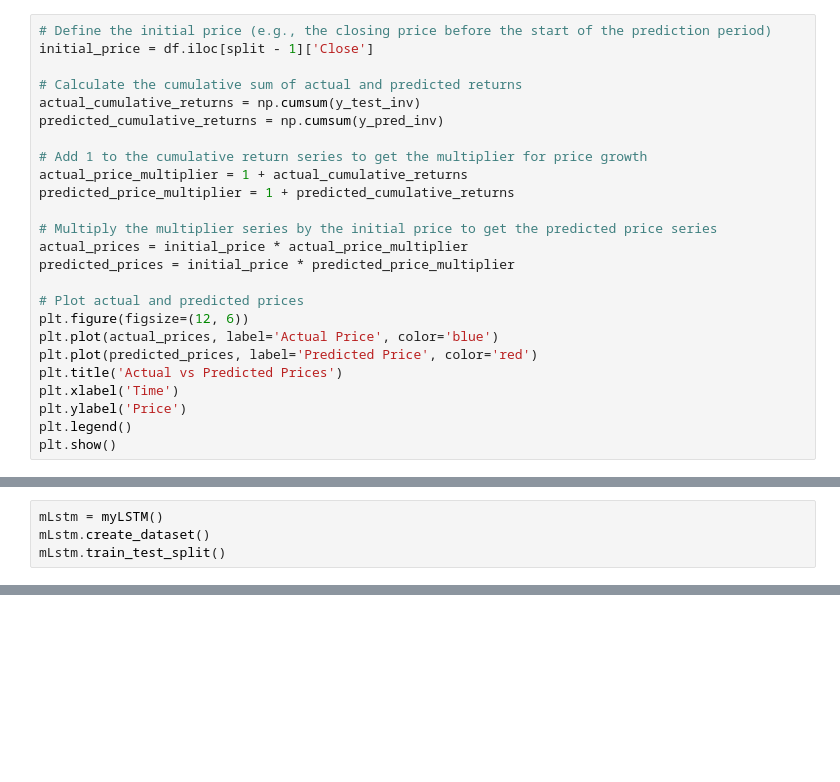
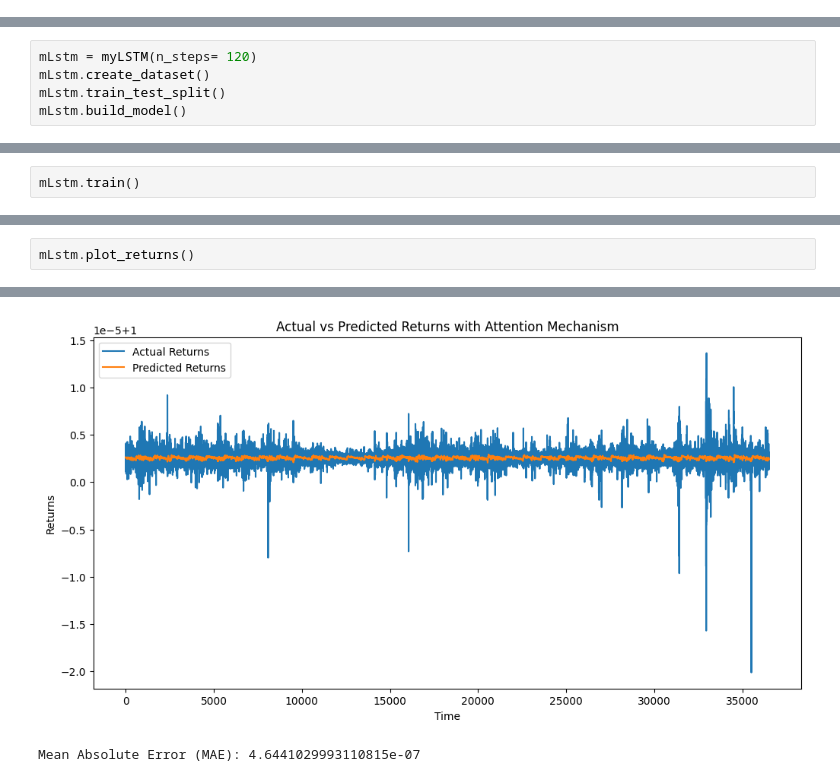
Before and after one commit to ulkeeren/binancebot, a Jupyter notebook: lstm_test.ipynb, the cells around one changed output, grey strips where cells are left out. Cells and saved outputs as stored; diff of their text form; blank space fills up the shorter version.

Commit message:
needs plotting

```diff
--- a/lstm_test.ipynb
+++ b/lstm_test.ipynb
@@ -14,25 +13,0 @@ Model saved to 'attention_lstm_model_returns.h5'
-# %%
-# Define the initial price (e.g., the closing price before the start of the prediction period)
-initial_price = df.iloc[split - 1]['Close']
-
-# Calculate the cumulative sum of actual and predicted returns
-actual_cumulative_returns = np.cumsum(y_test_inv)
-predicted_cumulative_returns = np.cumsum(y_pred_inv)
-
-# Add 1 to the cumulative return series to get the multiplier for price growth
-actual_price_multiplier = 1 + actual_cumulative_returns
-predicted_price_multiplier = 1 + predicted_cumulative_returns
-
-# Multiply the multiplier series by the initial price to get the predicted price series
-actual_prices = initial_price * actual_price_multiplier
-predicted_prices = initial_price * predicted_price_multiplier
-
-# Plot actual and predicted prices
-plt.figure(figsize=(12, 6))
-plt.plot(actual_prices, label='Actual Price', color='blue')
-plt.plot(predicted_prices, label='Predicted Price', color='red')
-plt.title('Actual vs Predicted Prices')
-plt.xlabel('Time')
-plt.ylabel('Price')
-plt.legend()
-plt.show()
@@ -144,5 +157,6 @@ class myLSTM:
 # %%
-mLstm = myLSTM()
+mLstm = myLSTM(n_steps= 120)
 mLstm.create_dataset()
 mLstm.train_test_split()
+mLstm.build_model()
 # %% [output]
@@ -149,0 +164,2 @@ NameError: name 'X' is not defined
+# %%
+mLstm.train()
@@ -149,0 +174,3 @@ NameError: name 'X' is not defined
+# %%
+mLstm.plot_returns()
+# %% [output]
@@ -149,0 +178,2 @@ NameError: name 'X' is not defined
+[figure, added]
+Mean Absolute Error (MAE): 4.6441029993110815e-07
```
Also changed, not shown: parts of 10 cells of this notebook, 9 other files.
